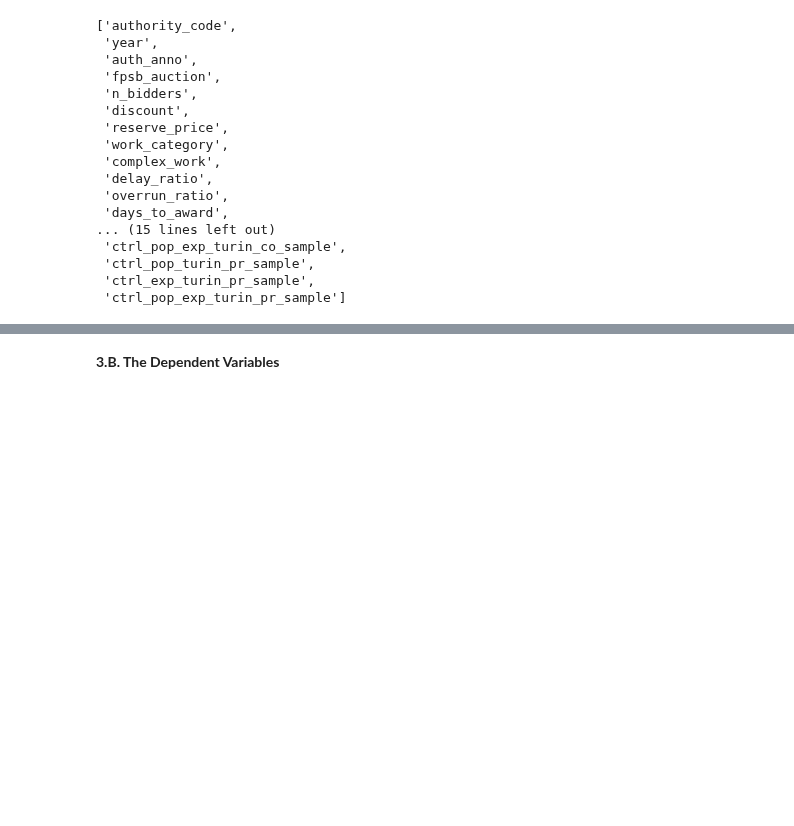
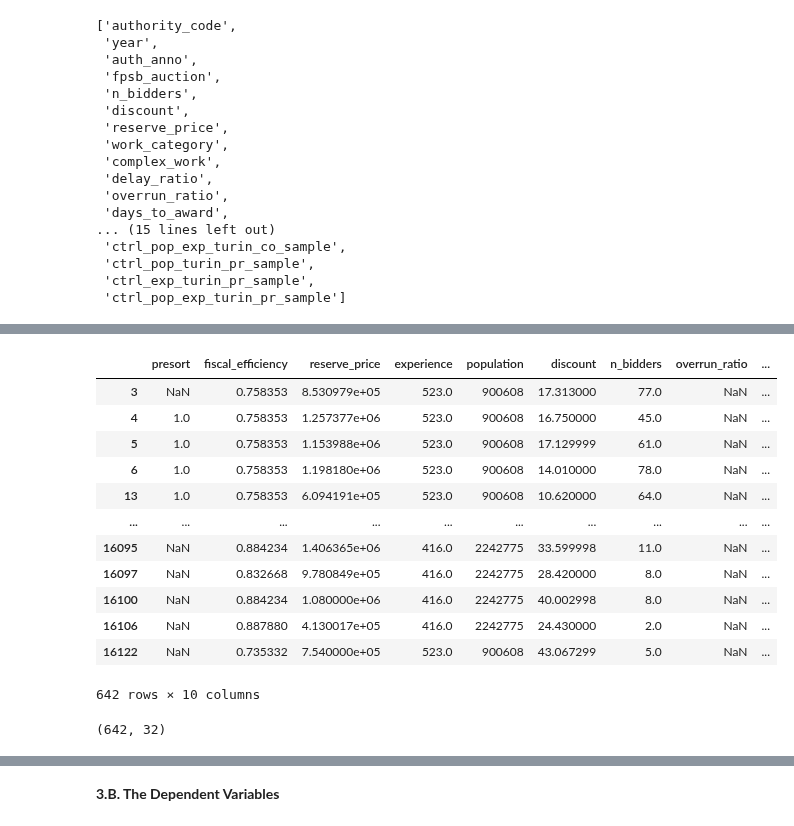
Before and after one commit to huiren-j/Replication-of-Decarolis-2014-, a Jupyter notebook: project_HyeinJeong.ipynb, the cells around one changed output, grey strips where cells are left out. Saved outputs shown, nothing was run; the diff lists cells and outputs as text; code cells hidden in the pictures; blank space fills up the shorter version.

```diff
--- a/project_HyeinJeong.ipynb
+++ b/project_HyeinJeong.ipynb
@@ -131,0 +128,6 @@ df = df[(df['ctrl_pop_turin_co_sample']==1) | (df['ctrl_pop_turin_pr_sample']==1
+# %%
+df['presort'] = np.nan
+df.loc[(df['sample']==0)&(df['pre_experience']>=5),'presort'] = 3
+df.loc[(df['authority_code']==3070001)& (df['presort'].isnull() ==False),'presort'] = 2
+df.loc[(df['authority_code']==3090272)& (df['presort'].isnull() ==False),'presort'] = 1
+df.sample(10)
@@ -131,0 +147,27 @@ df = df[(df['ctrl_pop_turin_co_sample']==1) | (df['ctrl_pop_turin_pr_sample']==1
+# %%
+df.filter(items=['presort', 'fiscal_efficiency', 'reserve_price', 'experience', 'population', 'discount', 'n_bidders', 'overrun_ratio', 'delay_ratio', 'days_to_award'])
+# %% [output]
+|  | presort | fiscal_efficiency | reserve_price | experience | population | discount | n_bidders | overrun_ratio | ... |
+| 3 | NaN | 0.758353 | 8.530979e+05 | 523.0 | 900608 | 17.313000 | 77.0 | NaN | ... |
+| 4 | 1.0 | 0.758353 | 1.257377e+06 | 523.0 | 900608 | 16.750000 | 45.0 | NaN | ... |
+| 5 | 1.0 | 0.758353 | 1.153988e+06 | 523.0 | 900608 | 17.129999 | 61.0 | NaN | ... |
+| 6 | 1.0 | 0.758353 | 1.198180e+06 | 523.0 | 900608 | 14.010000 | 78.0 | NaN | ... |
+| 13 | 1.0 | 0.758353 | 6.094191e+05 | 523.0 | 900608 | 10.620000 | 64.0 | NaN | ... |
+| ... | ... | ... | ... | ... | ... | ... | ... | ... | ... |
+| 16095 | NaN | 0.884234 | 1.406365e+06 | 416.0 | 2242775 | 33.599998 | 11.0 | NaN | ... |
+| 16097 | NaN | 0.832668 | 9.780849e+05 | 416.0 | 2242775 | 28.420000 | 8.0 | NaN | ... |
+| 16100 | NaN | 0.884234 | 1.080000e+06 | 416.0 | 2242775 | 40.002998 | 8.0 | NaN | ... |
+| 16106 | NaN | 0.887880 | 4.130017e+05 | 416.0 | 2242775 | 24.430000 | 2.0 | NaN | ... |
+| 16122 | NaN | 0.735332 | 7.540000e+05 | 523.0 | 900608 | 43.067299 | 5.0 | NaN | ... |
+642 rows × 10 columns
+# %%
+idx = df[df['presort'].isnull()== True].index
+df.drop(idx)
+
+#to be checked: something wrong with .index and drop command
+#if add inplace=true, all rows disappear
+#In the above line, dropping by RP, too many rows are deleted
+
+print(df.shape)
+# %% [output]
+(642, 32)
```
Also changed, not shown: parts of 13 cells of this notebook.
